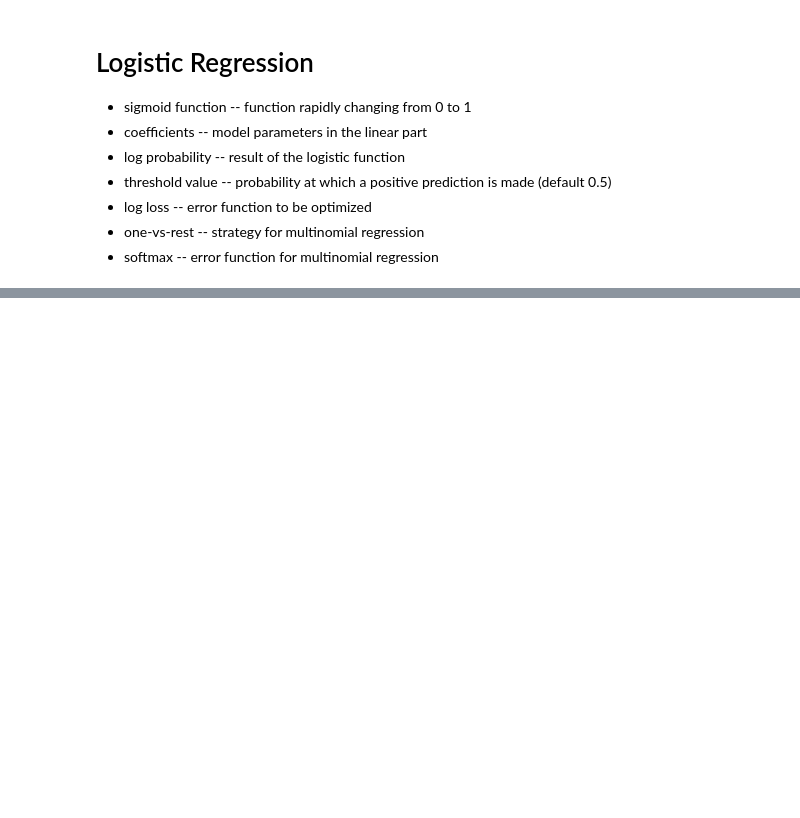
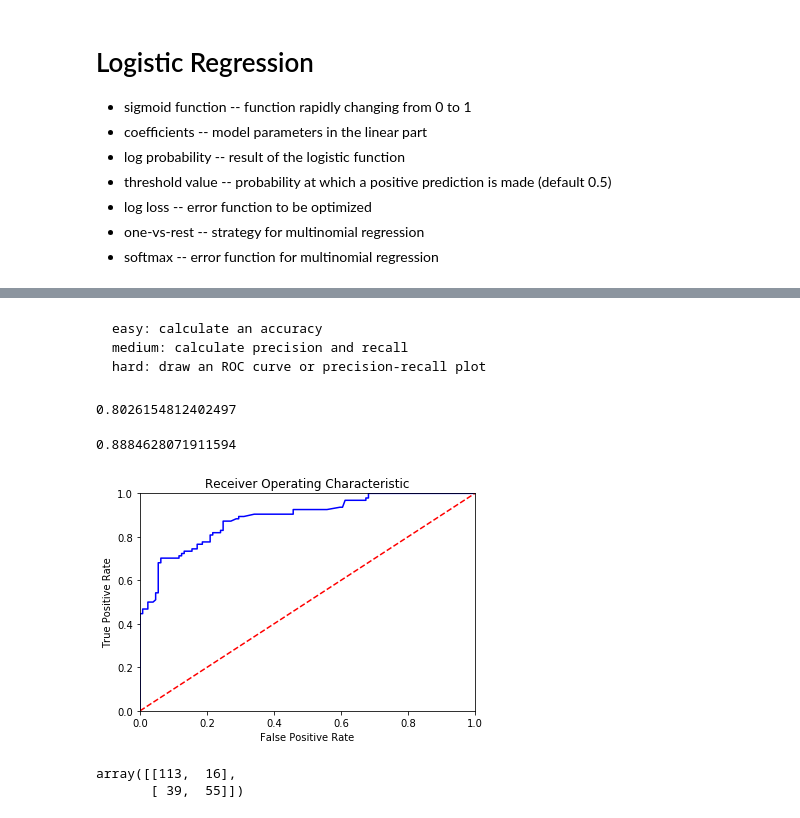
Before and after one commit to maniaclogic/titanic_model, a Jupyter notebook: Titanic.ipynb, the cells around one changed output, grey strips where cells are left out. Saved outputs shown, nothing was run; the diff lists cells and outputs as text; code cells hidden in the pictures; blank space fills up the shorter version.

Commit message:
RanomForest implementation, CrossValidation, Bootstrapping, began Evaluation

```diff
--- a/Titanic.ipynb
+++ b/Titanic.ipynb
@@ -166,0 +184,6 @@ ValueError: cannot reindex from a duplicate axis
+# %%
+m = LogisticRegression(solver='lbfgs')
+m.fit(X,y)
+m.score(X,y)
+
+# run with test data
@@ -166,0 +223,8 @@ ValueError: cannot reindex from a duplicate axis
+# %%
+## implement random forest (print out?)
+# analysis which features have the most impact
+Xtrain, Xtest, ytrain, ytest = train_test_split(X,y)
+# %%
+m = RFC(n_estimators=10, max_depth=5)
+model = m.fit(Xtrain,ytrain)
+m.score(Xtrain,ytrain)
@@ -166,0 +242,11 @@ ValueError: cannot reindex from a duplicate axis
+# %% [markdown]
+
+    easy: calculate an accuracy
+    medium: calculate precision and recall
+    hard: draw an ROC curve or precision-recall plot
+# %%
+knn = KNeighborsClassifier()
+scores = cross_val_score(knn, X, y, cv=5)
+scores.mean()
+# %% [output]
+0.8026154812402497
@@ -166,0 +266,25 @@ ValueError: cannot reindex from a duplicate axis
+# %%
+# calculate the fpr and tpr for all thresholds of the classification
+probs = model.predict_proba(Xtest)
+preds = probs[:,1]
+fpr, tpr, threshold = metrics.roc_curve(ytest, preds)
+roc_auc = metrics.auc(fpr, tpr)
+roc_auc
+# %% [output]
+0.8884628071911594
+# %%
+plt.title('Receiver Operating Characteristic')
+plt.plot(fpr, tpr, 'b')
+plt.plot([0, 1], [0, 1],'r--')
+plt.xlim([0, 1])
+plt.ylim([0, 1])
+plt.ylabel('True Positive Rate')
+plt.xlabel('False Positive Rate')
+plt.show()
+# %% [output]
+[figure, added]
+# %%
+metrics.confusion_matrix(ytest, ypredicted)
+# %% [output]
+array([[113,  16],
+       [ 39,  55]])
```
Also changed, not shown: parts of 22 cells of this notebook.
